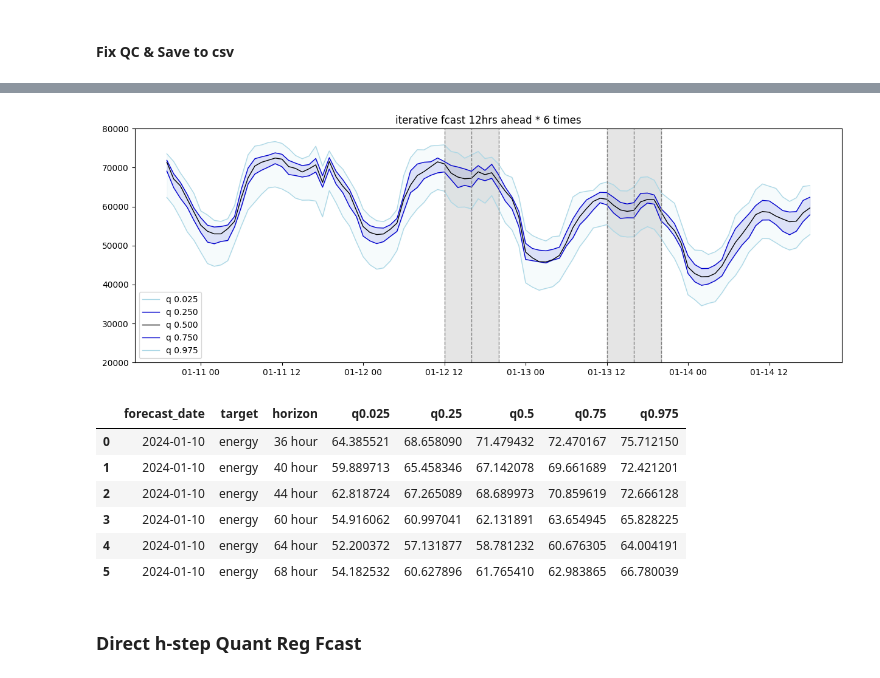
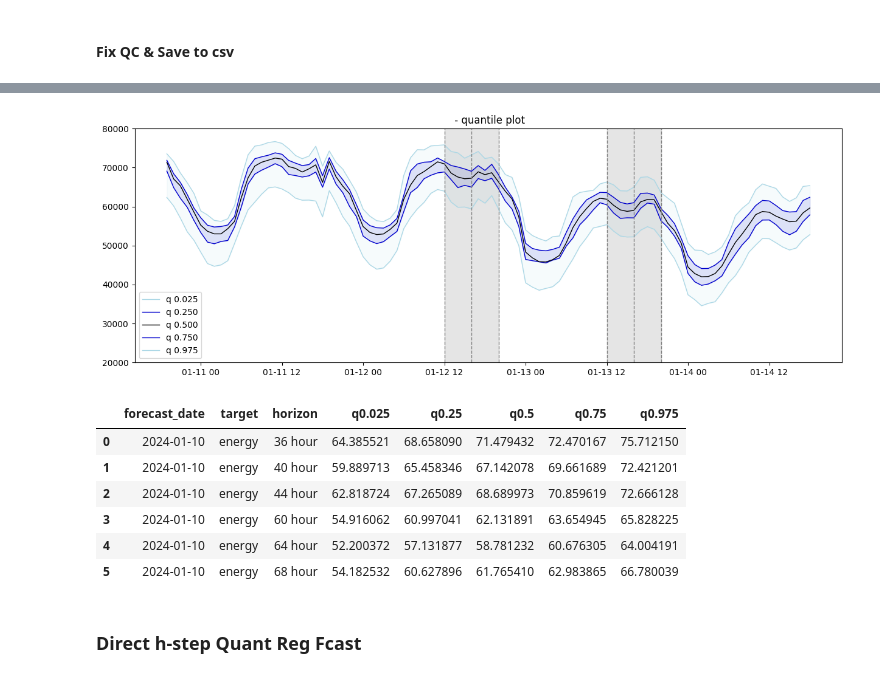
Before and after one commit to hikotei/2023_11-PTSFC, a Jupyter notebook: Energy/2024_01_20 evaluate old submission.ipynb, the cells around one changed output, grey strips where cells are left out. Cells and saved outputs as stored; diff of their text form; code cells hidden in the pictures.

```diff
--- a/Energy/2024_01_20 evaluate old submission.ipynb
+++ b/Energy/2024_01_20 evaluate old submission.ipynb
@@ -306,7 +292,7 @@ df_iter_fcast_all_fixed = df_iter_fcast_all_fixed[['timestamp_CET', 'q 0.025', '
 
 # - - - - - - - - - - - - -
 # plot + highlight submission horizons
-model_train.plot_iterative_fcast(df_iter_fcast_all_fixed, subm_timestamps)
+model_train.plot_quantile_fcast(df_iter_fcast_all_fixed, subm_timestamps)
 
 # - - - - - - - - - - - - -
 # get fcast values for required submission horizons
@@ -353,4 +338,4 @@ display(df_sub)
-[figure, old version]
+[figure, new version]
 |  | forecast_date | target | horizon | q0.025 | q0.25 | q0.5 | q0.75 | q0.975 |
 | 0 | 2024-01-10 | energy | 36 hour | 64.385521 | 68.658090 | 71.479432 | 72.470167 | 75.712150 |
 | 1 | 2024-01-10 | energy | 40 hour | 59.889713 | 65.458346 | 67.142078 | 69.661689 | 72.421201 |
```
Also changed, not shown: parts of 8 cells of this notebook, 9 other files.
